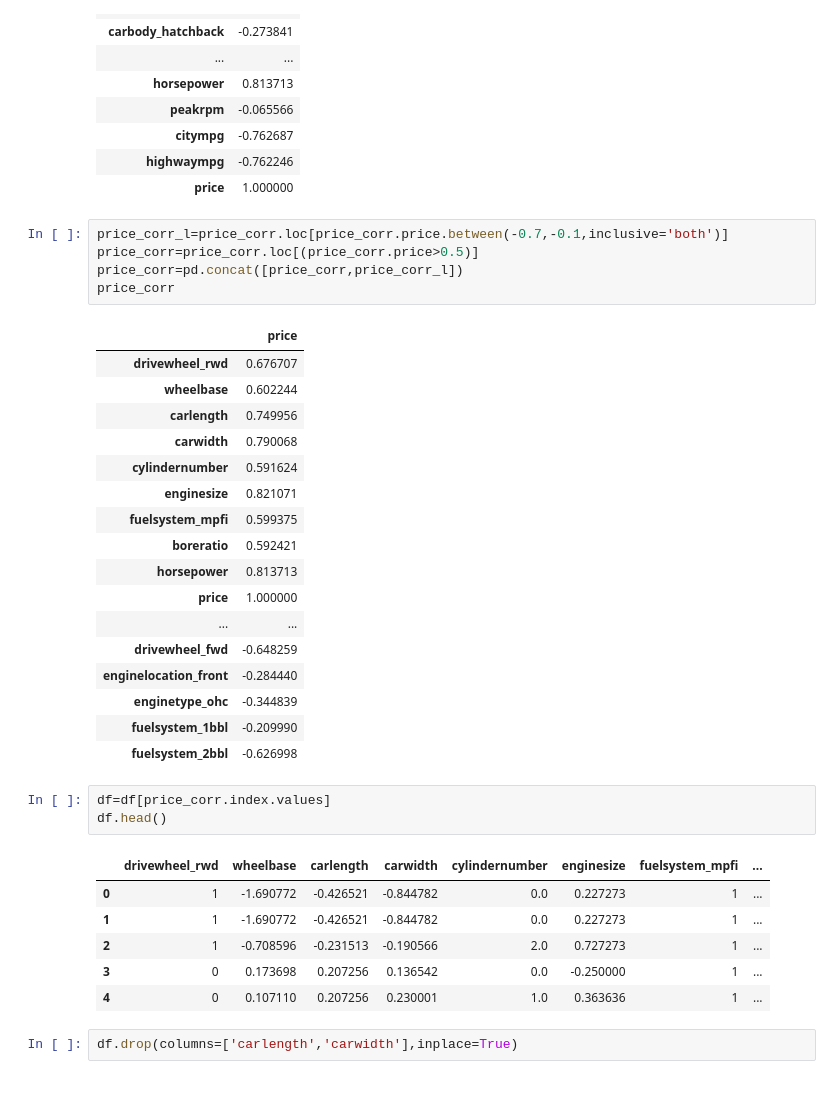
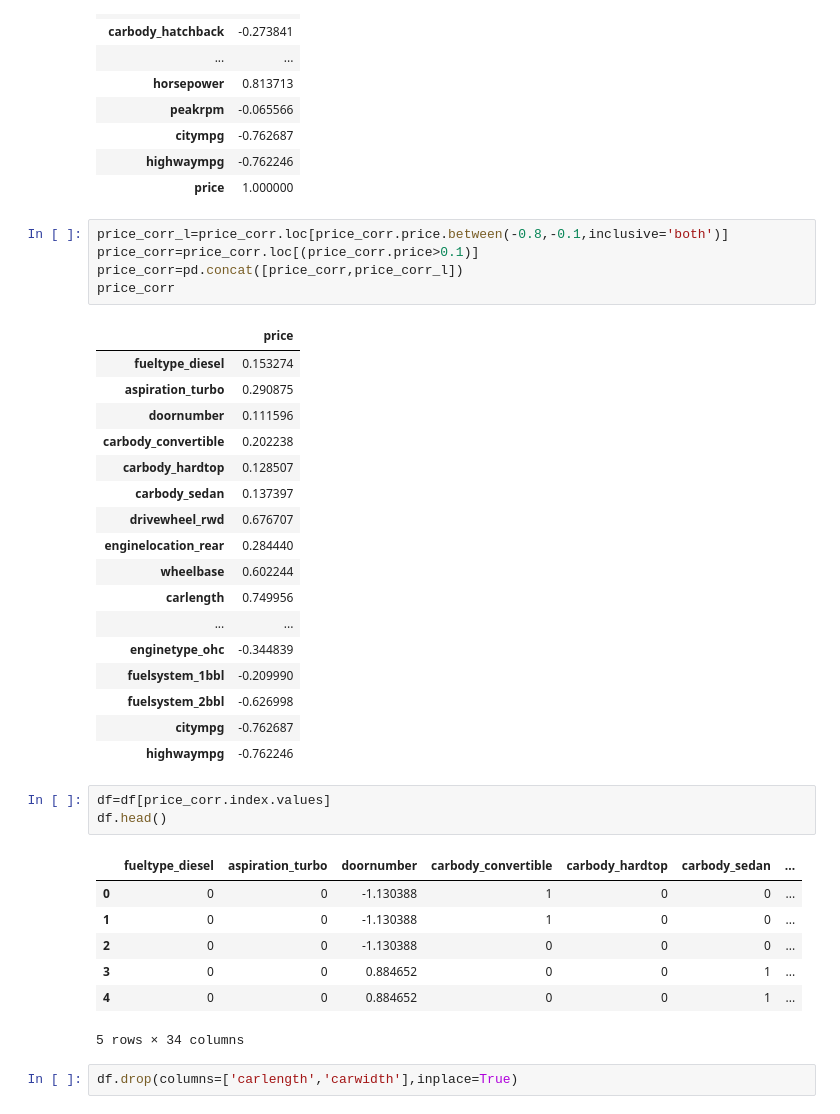
Before and after one commit to frangr94/car-prices-predictor, a Jupyter notebook: ingesta.ipynb, the cells around one changed output. Cells and saved outputs as stored; diff of their text form.

```diff
--- a/ingesta.ipynb
+++ b/ingesta.ipynb
@@ -201,38 +203,39 @@ price_corr
 | highwaympg | -0.762246 |
 | price | 1.000000 |
 # %%
-price_corr_l=price_corr.loc[price_corr.price.between(-0.7,-0.1,inclusive='both')]
-price_corr=price_corr.loc[(price_corr.price>0.5)]
+price_corr_l=price_corr.loc[price_corr.price.between(-0.8,-0.1,inclusive='both')]
+price_corr=price_corr.loc[(price_corr.price>0.1)]
 price_corr=pd.concat([price_corr,price_corr_l])
 price_corr
 # %% [output]
 |  | price |
+| fueltype_diesel | 0.153274 |
+| aspiration_turbo | 0.290875 |
+| doornumber | 0.111596 |
+| carbody_convertible | 0.202238 |
+| carbody_hardtop | 0.128507 |
+| carbody_sedan | 0.137397 |
 | drivewheel_rwd | 0.676707 |
+| enginelocation_rear | 0.284440 |
 | wheelbase | 0.602244 |
 | carlength | 0.749956 |
-| carwidth | 0.790068 |
-| cylindernumber | 0.591624 |
-| enginesize | 0.821071 |
-| fuelsystem_mpfi | 0.599375 |
-| boreratio | 0.592421 |
-| horsepower | 0.813713 |
-| price | 1.000000 |
 | ... | ... |
-| drivewheel_fwd | -0.648259 |
-| enginelocation_front | -0.284440 |
 | enginetype_ohc | -0.344839 |
 | fuelsystem_1bbl | -0.209990 |
 | fuelsystem_2bbl | -0.626998 |
+| citympg | -0.762687 |
+| highwaympg | -0.762246 |
 # %%
 df=df[price_corr.index.values]
 df.head()
 # %% [output]
-|  | drivewheel_rwd | wheelbase | carlength | carwidth | cylindernumber | enginesize | fuelsystem_mpfi | ... |
-| 0 | 1 | -1.690772 | -0.426521 | -0.844782 | 0.0 | 0.227273 | 1 | ... |
-| 1 | 1 | -1.690772 | -0.426521 | -0.844782 | 0.0 | 0.227273 | 1 | ... |
-| 2 | 1 | -0.708596 | -0.231513 | -0.190566 | 2.0 | 0.727273 | 1 | ... |
-| 3 | 0 | 0.173698 | 0.207256 | 0.136542 | 0.0 | -0.250000 | 1 | ... |
-| 4 | 0 | 0.107110 | 0.207256 | 0.230001 | 1.0 | 0.363636 | 1 | ... |
+|  | fueltype_diesel | aspiration_turbo | doornumber | carbody_convertible | carbody_hardtop | carbody_sedan | ... |
+| 0 | 0 | 0 | -1.130388 | 1 | 0 | 0 | ... |
+| 1 | 0 | 0 | -1.130388 | 1 | 0 | 0 | ... |
+| 2 | 0 | 0 | -1.130388 | 0 | 0 | 0 | ... |
+| 3 | 0 | 0 | 0.884652 | 0 | 0 | 1 | ... |
+| 4 | 0 | 0 | 0.884652 | 0 | 0 | 1 | ... |
+5 rows × 34 columns
 # %%
 df.drop(columns=['carlength','carwidth'],inplace=True)
 # %%
```
Also changed, not shown: parts of 1 cell of this notebook, 2 other files.
